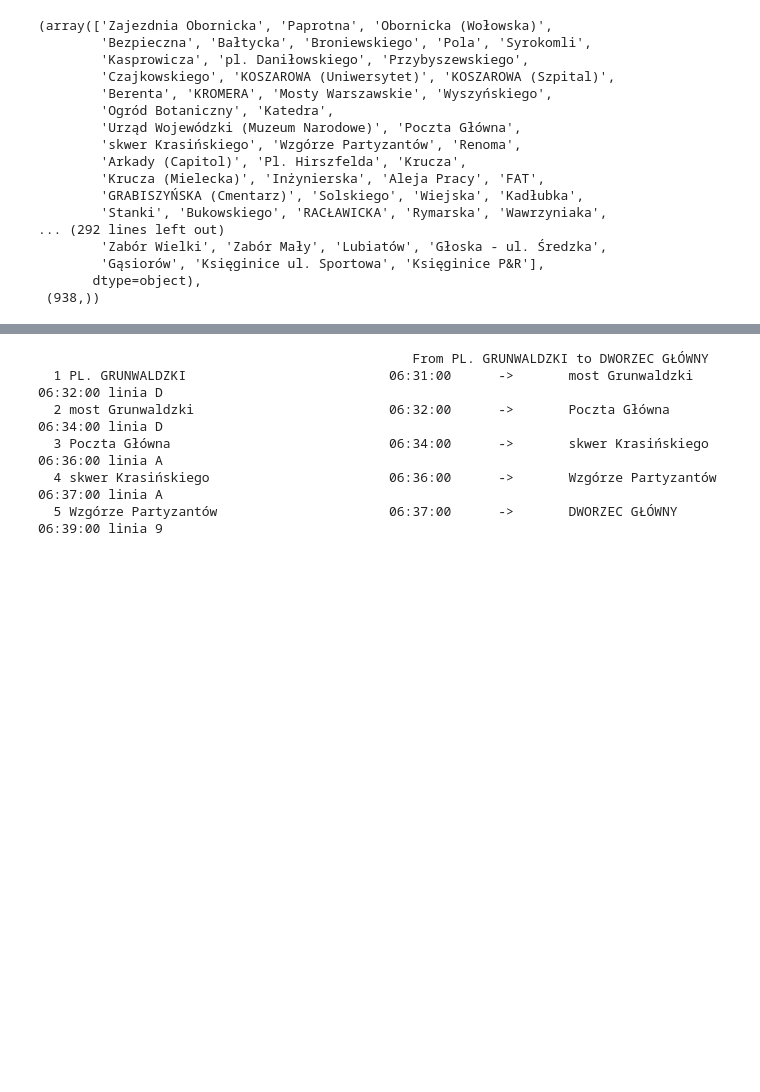
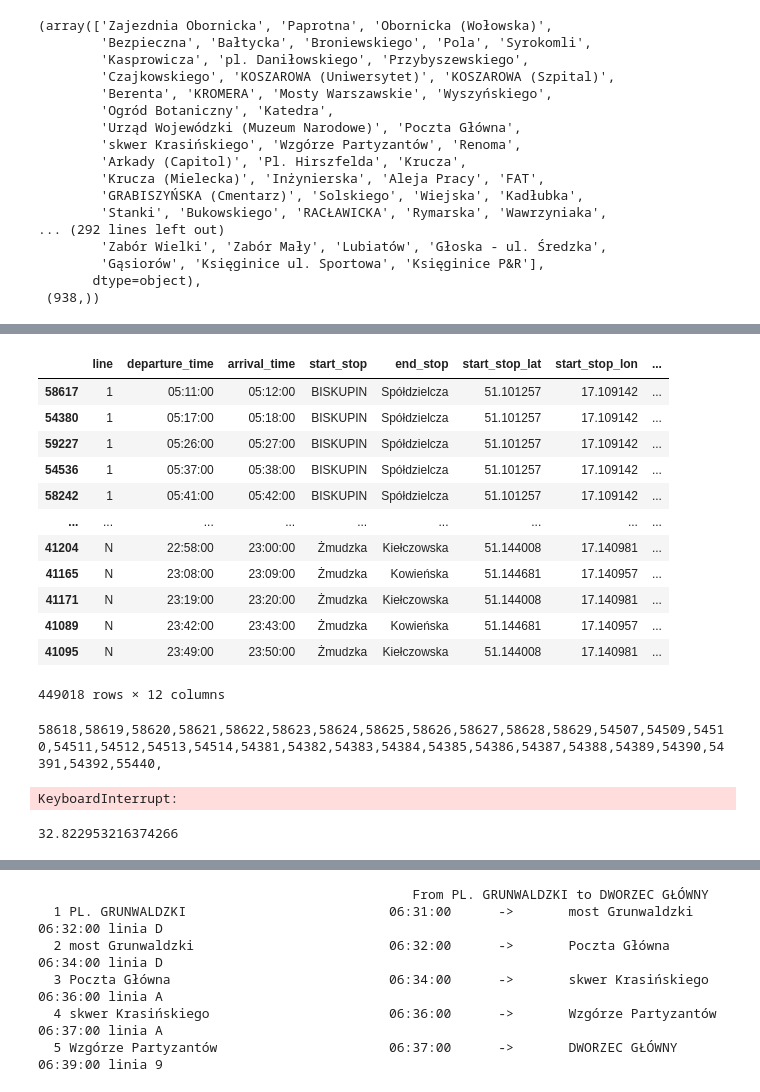
Before and after one commit to Jakub-Ner/Sztuczna-inteligencja, a Jupyter notebook: ZAD1 Rozwiązywanie problemów przez przeszukiwanie/playground.ipynb, the cells around one changed output, grey strips where cells are left out. Saved outputs shown, nothing was run; the diff lists cells and outputs as text; code cells hidden in the pictures; blank space fills up the shorter version.

Commit message:
finding lines directions

```diff
--- a/ZAD1 Rozwiązywanie problemów przez przeszukiwanie/playground.ipynb
+++ b/ZAD1 Rozwiązywanie problemów przez przeszukiwanie/playground.ipynb
@@ -96,0 +107,72 @@ stops, stops.shape
+# %%
+schedule
+# %% [output]
+|  | line | departure_time | arrival_time | start_stop | end_stop | start_stop_lat | start_stop_lon | ... |
+| 58617 | 1 | 05:11:00 | 05:12:00 | BISKUPIN | Spółdzielcza | 51.101257 | 17.109142 | ... |
+| 54380 | 1 | 05:17:00 | 05:18:00 | BISKUPIN | Spółdzielcza | 51.101257 | 17.109142 | ... |
+| 59227 | 1 | 05:26:00 | 05:27:00 | BISKUPIN | Spółdzielcza | 51.101257 | 17.109142 | ... |
+| 54536 | 1 | 05:37:00 | 05:38:00 | BISKUPIN | Spółdzielcza | 51.101257 | 17.109142 | ... |
+| 58242 | 1 | 05:41:00 | 05:42:00 | BISKUPIN | Spółdzielcza | 51.101257 | 17.109142 | ... |
+| ... | ... | ... | ... | ... | ... | ... | ... | ... |
+| 41204 | N | 22:58:00 | 23:00:00 | Żmudzka | Kiełczowska | 51.144008 | 17.140981 | ... |
+| 41165 | N | 23:08:00 | 23:09:00 | Żmudzka | Kowieńska | 51.144681 | 17.140957 | ... |
+| 41171 | N | 23:19:00 | 23:20:00 | Żmudzka | Kiełczowska | 51.144008 | 17.140981 | ... |
+| 41089 | N | 23:42:00 | 23:43:00 | Żmudzka | Kowieńska | 51.144681 | 17.140957 | ... |
+| 41095 | N | 23:49:00 | 23:50:00 | Żmudzka | Kiełczowska | 51.144008 | 17.140981 | ... |
+449018 rows × 12 columns
+# %%
+# find buses directions
+def get_next_stop(current, schedule):
+  return schedule[(current['end_stop'] == schedule['start_stop']) & (current['line'] == schedule['line']) & (current['start_stop'] != schedule['end_stop'])]
+
+def get_previous_stop(current, schedule):
+  return schedule[(current['start_stop'] == schedule['end_stop']) & (current['line'] == schedule['line']) & (current['end_stop'] != schedule['start_stop'])]
+
+class DURATION:
+  ONE_MINUTE = 24
+  FIVE_MINUTES = 120
+  FIFTEEN_MINUTES = 360
+  HOUR = 1440
+  FOREVER = len(schedule)
+
+connections = []
+id = 0
+while len(schedule) > 0 and id < DURATION.FIFTEEN_MINUTES:
+  current = schedule.iloc[0]
+  connections.append(current)
+  current = get_next_stop(current, schedule)
+
+  while len(current) > 0:
+    current = current.iloc[0]
+    connections.append(current)
+
+    print(current.name, end=',')
+    schedule.drop(current.name, inplace=True)
+
+    current = get_next_stop(current, schedule)
+
+  direction = connections[-1]['end_stop']
+
+  current = get_previous_stop(connections[0], schedule)
+
+  while len(current) > 0:
+    current = current.iloc[0]
+    connections.append(current)
+
+    print(current.name, end=',')
+    schedule.drop(current.name, inplace=True)
+
+    current = get_previous_stop(current, schedule)
+
+  for connection in connections:
+    df.loc[connection.name, 'direction'] = direction
+  connections.clear()
+  id += 1
+# %% [output]
+58618,58619,58620,58621,58622,58623,58624,58625,58626,58627,58628,58629,54507,54509,54510,54511,54512,54513,54514,54381,54382,54383,54384,54385,54386,54387,54388,54389,54390,54391,54392,55440,
+KeyboardInterrupt:
+# %%
+per_minute = (449018 - 448562 )/ 2
+449018 / (per_minute * 60)
+# %% [output]
+32.822953216374266
```
Also changed, not shown: parts of 18 cells of this notebook.
